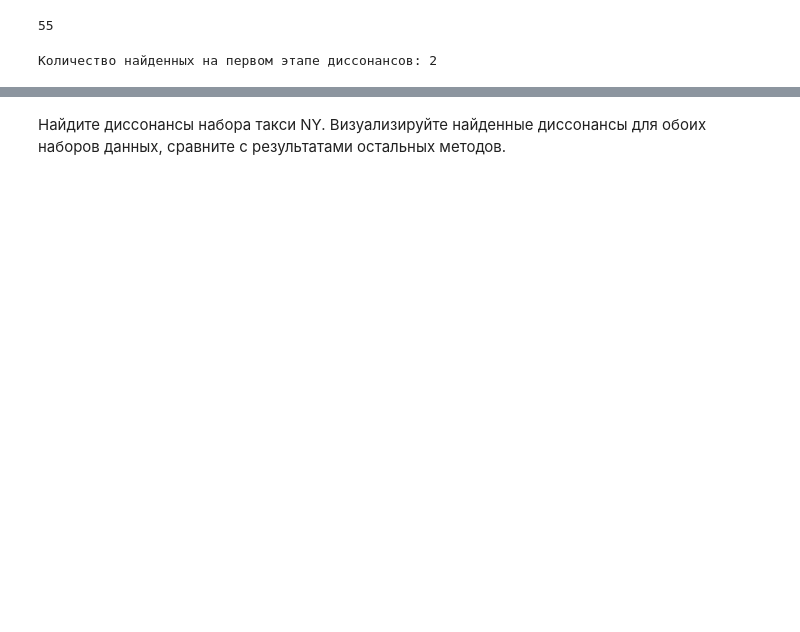
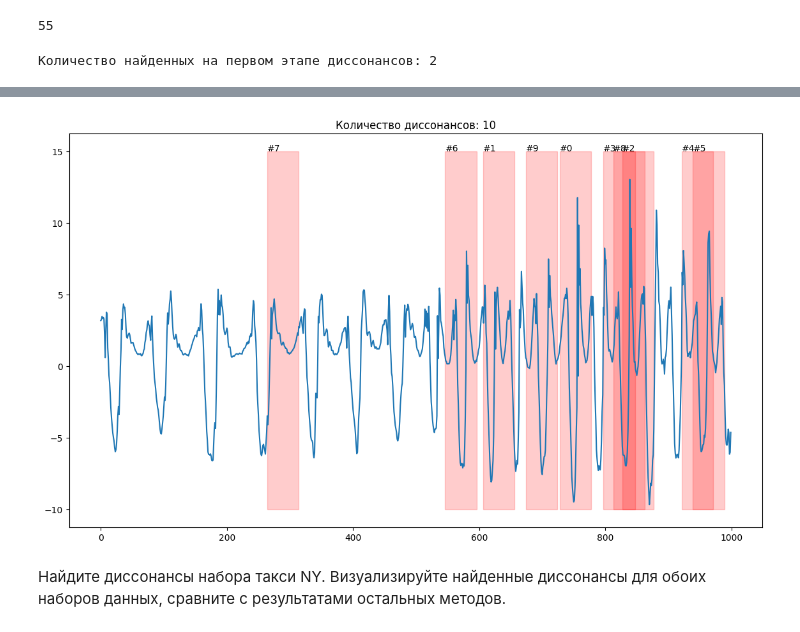
Before and after one commit to foghpp/2024-Ushakov-TimeSeriesCourse, a Jupyter notebook: practice/03 Discords/03 Discords.ipynb, the cells around one changed output, grey strips where cells are left out. Cells and saved outputs as stored; diff of their text form; code cells hidden in the pictures; blank space fills up the shorter version.

Commit message:
03 Discords part 3

```diff
--- a/practice/03 Discords/03 Discords.ipynb
+++ b/practice/03 Discords/03 Discords.ipynb
@@ -434,2 +427,48 @@ print('Количество найденных на первом этапе ди
+# %%
+for i in range(minL + 5, maxL + 1):
+    mu = np.mean(dis_nnDist[count_find_dis-5 : count_find_dis])
+    sigma = np.std(dis_nnDist[count_find_dis-5 : count_find_dis])
+    r = mu - 2 * sigma
+    result = DRAG(data=T, m=i, r=r, include=include)
+    for diss, nnDist, nn in zip(*result):
+        if count_find_dis >= topK:
+            break
+        dis_idx[count_find_dis] = diss
+        dis_nnDist[count_find_dis] = nnDist
+        dis_nn_idx[count_find_dis] = nn
+        core.apply_exclusion_zone(include, diss, excl_zone, False)
+        count_find_dis += 1
+
+    while count_find_dis < topK and dis_nnDist[count_find_dis] < 0:
+        result = DRAG(data=T, m=i, r=r, include=include)
+        for diss, nnDist, nn in zip(*result):
+            if count_find_dis >= topK:
+                break
+            dis_idx[count_find_dis] = diss
+            dis_nnDist[count_find_dis] = nnDist
+            dis_nn_idx[count_find_dis] = nn
+            core.apply_exclusion_zone(include, diss, excl_zone, False)
+            count_find_dis += 1
+
+        r -= sigma
+# %%
+fig, ax = plt.subplots(1, 1, figsize=(14, 8))
+
+def draw_discords(ax, discords, title):
+    ax.set_title(title)
+    ax.plot(T)
+
+    for i, discord in enumerate(discords):
+        x1 = discord
+        y1 = -10
+        width = 50
+        height = 25
+
+        ax.add_patch(Rectangle((x1, y1), width, height, alpha=0.2, color='r'))
+        ax.text(x1, y1 + height, f'#{i}')
+
+draw_discords(ax, dis_idx, 'Количество диссонансов: ' + str(len(dis_idx)))
+# %% [output]
+[figure, added]
 # %% [markdown]
 Найдите диссонансы набора такси NY. Визуализируйте найденные диссонансы для обоих наборов данных, сравните с результатами остальных методов.
```
Also changed, not shown: parts of 9 cells of this notebook, 1 other file.
